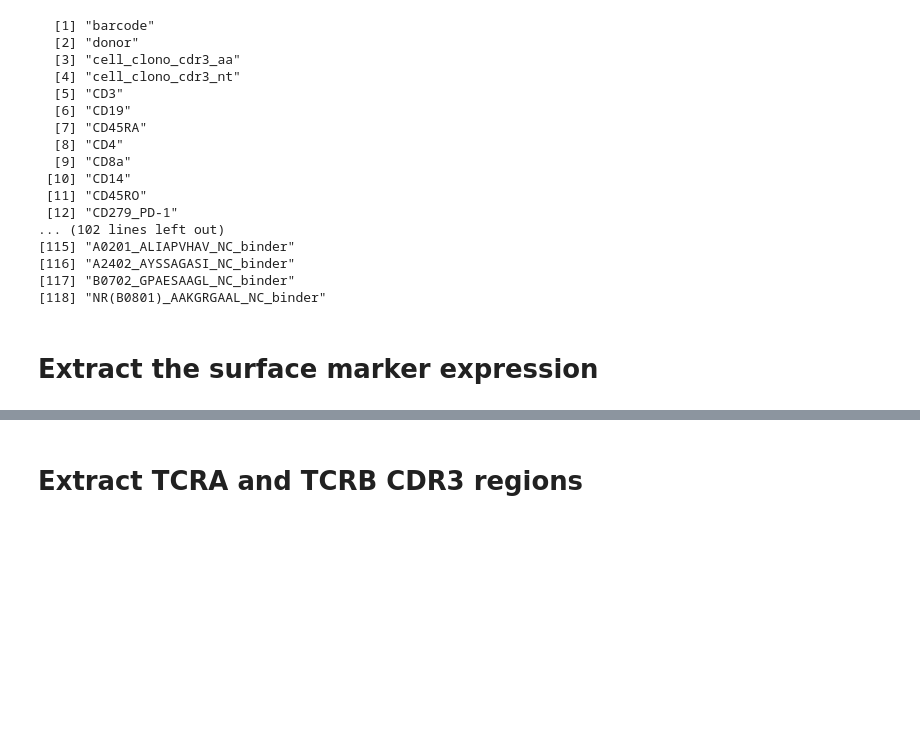
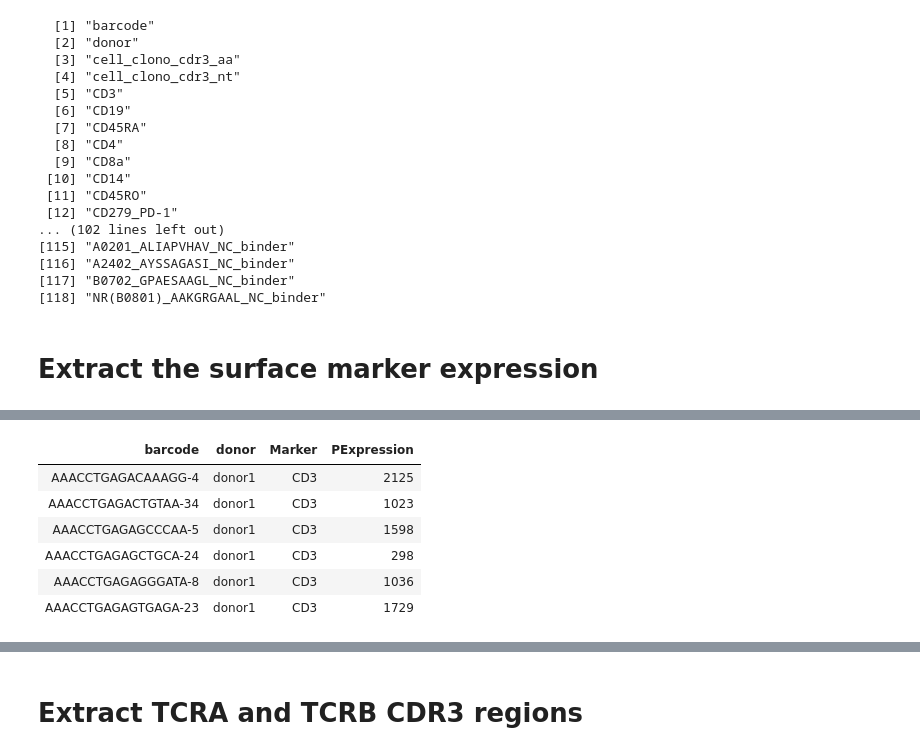
Before and after one commit to armish/10x-anwoei, a Jupyter notebook: analyses/Practice - Donor 1.ipynb, the cells around one changed output, grey strips where cells are left out. Cells and saved outputs as stored; diff of their text form; code cells hidden in the pictures; blank space fills up the shorter version.

```diff
--- a/analyses/Practice - Donor 1.ipynb
+++ b/analyses/Practice - Donor 1.ipynb
@@ -102,0 +85,20 @@ donor1_surface %>%
+# %%
+donor1_surface <-
+    donor1 %>%
+    select(`barcode`, `donor`, `CD3`:`HLA-DR`) %>%
+    gather(
+        key="Marker",
+        value="PExpression",
+        factor_key=TRUE,
+        `CD3`:`HLA-DR`
+    )
+
+donor1_surface %>% head
+# %% [output]
+| barcode | donor | Marker | PExpression |
+| AAACCTGAGACAAAGG-4 | donor1 | CD3 | 2125 |
+| AAACCTGAGACTGTAA-34 | donor1 | CD3 | 1023 |
+| AAACCTGAGAGCCCAA-5 | donor1 | CD3 | 1598 |
+| AAACCTGAGAGCTGCA-24 | donor1 | CD3 | 298 |
+| AAACCTGAGAGGGATA-8 | donor1 | CD3 | 1036 |
+| AAACCTGAGAGTGAGA-23 | donor1 | CD3 | 1729 |
```
Also changed, not shown: parts of 5 cells of this notebook.
